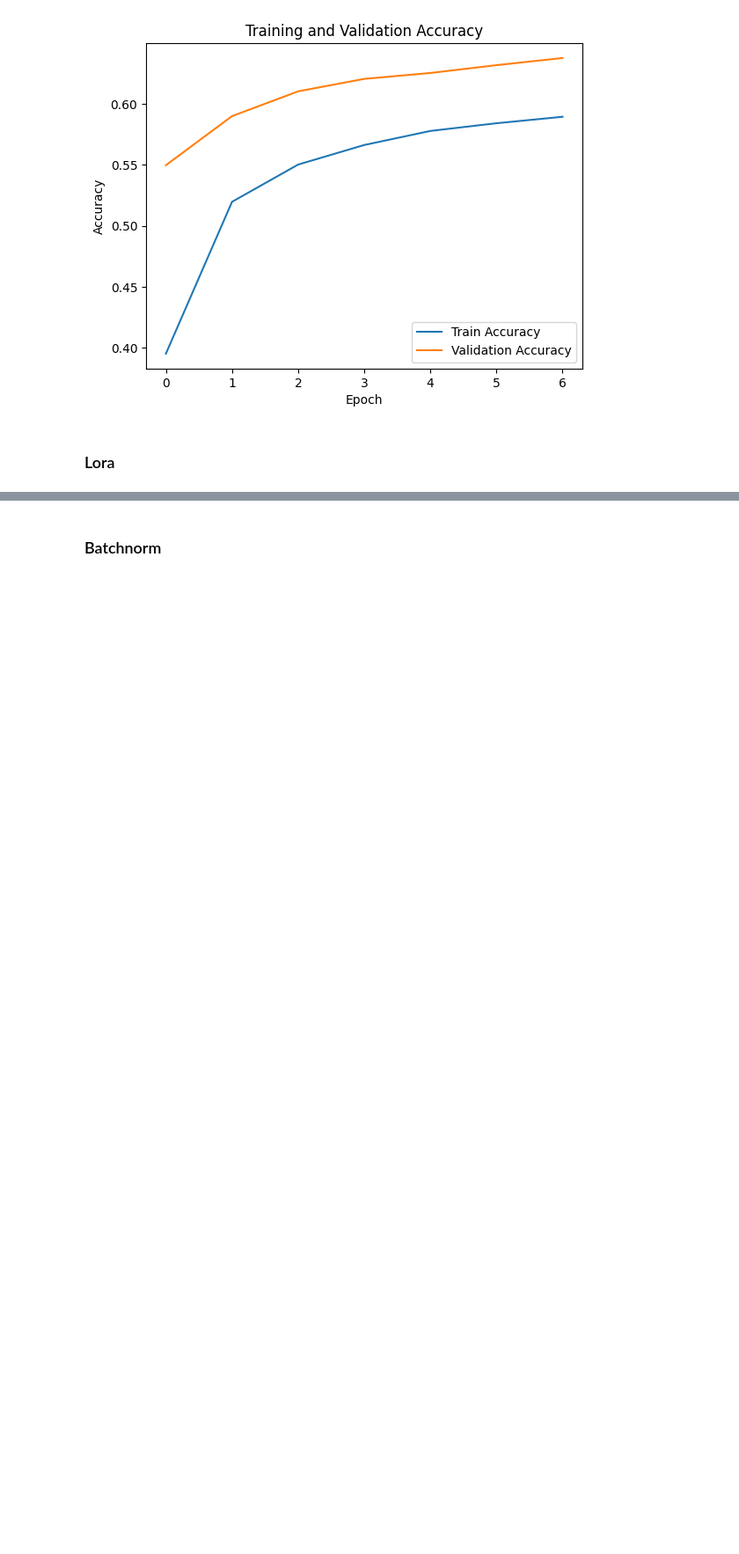
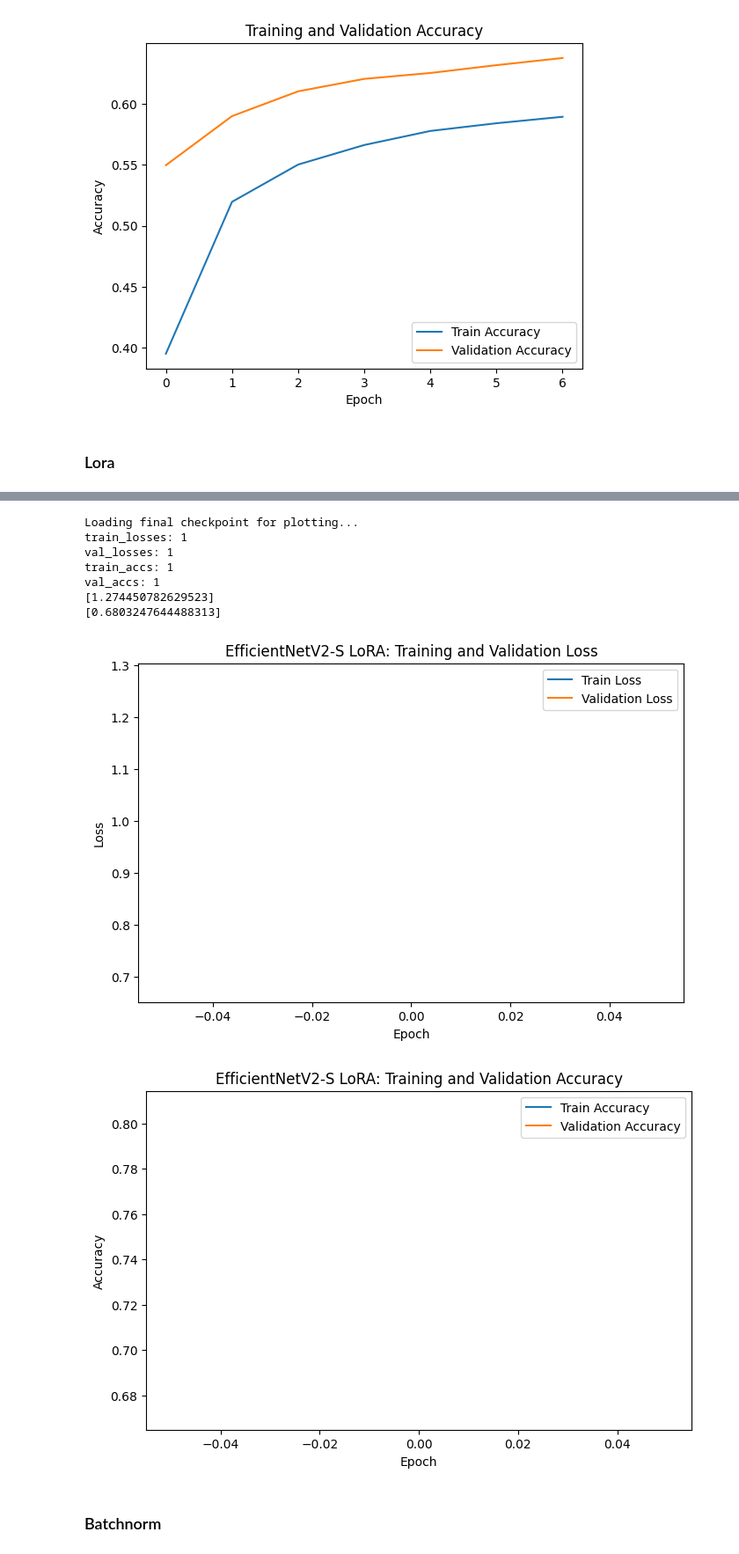
Before and after one commit to phanguy30/food_classification, a Jupyter notebook: training_script.ipynb, the cells around one changed output, grey strips where cells are left out. Shown at 88% size. Drawn from its saved outputs; the diff is of its cells as text; code cells hidden in the pictures; blank space fills up the shorter version.

Commit message:
updating training script

```diff
--- a/training_script.ipynb
+++ b/training_script.ipynb
@@ -456,6 +415,16 @@ def run_training(model, model_name, train_dataloader, val_dataloader, epochs=8,
     best_val_acc = 0.0
     best_state = None
     curr_epoch = 0
+
+    if os.path.exists(final_ckpt_path):
+        print("Loading final checkpoint for plotting...")
+        checkpoint = torch.load(final_ckpt_path, map_location=device)
+        train_accs = checkpoint.get("train_accs", [])
+        val_accs = checkpoint.get("val_accs", [])
+        train_losses = checkpoint.get("train_losses", [])
+        val_losses = checkpoint.get("val_losses", [])
+        return model, train_losses, val_losses, train_accs, val_accs
+
 
     if os.path.exists(ckpt_path):
         print("Loading checkpoint...")
@@ -1449,3 +1226,40 @@ AssertionError:
+# %%
+weights = EfficientNet_V2_S_Weights.DEFAULT
+transform = weights.transforms()
+
+train_dataloader, val_dataloader = get_food101_loaders(
+    transform=transform,
+    batch_size=32,
+    num_workers=2
+)
+
+model = build_efficientnet_v2_s_lora(num_classes=101, r=8, alpha=16)
+
+model, train_losses, val_losses, train_accs, val_accs = run_training(
+    model=model,
+    model_name="efficientnet_v2_s_lora",
+    train_dataloader=train_dataloader,
+    val_dataloader=val_dataloader,
+    epochs=8,
+    lr=1e-3
+)
+print("train_losses:", len(train_losses))
+print("val_losses:", len(val_losses))
+print("train_accs:", len(train_accs))
+print("val_accs:", len(val_accs))
+print(train_losses)
+print(val_losses)
+plot_results(train_losses, val_losses, train_accs, val_accs, "EfficientNetV2-S LoRA")
+# %% [output]
+Loading final checkpoint for plotting...
+train_losses: 1
+val_losses: 1
+train_accs: 1
+val_accs: 1
+[1.274450782629523]
+[0.6803247644488313]
+[figure, added]
+[figure, added]
 # %% [markdown]
 ### Batchnorm
 # %%
```
Also changed, not shown: parts of 5 cells of this notebook.
